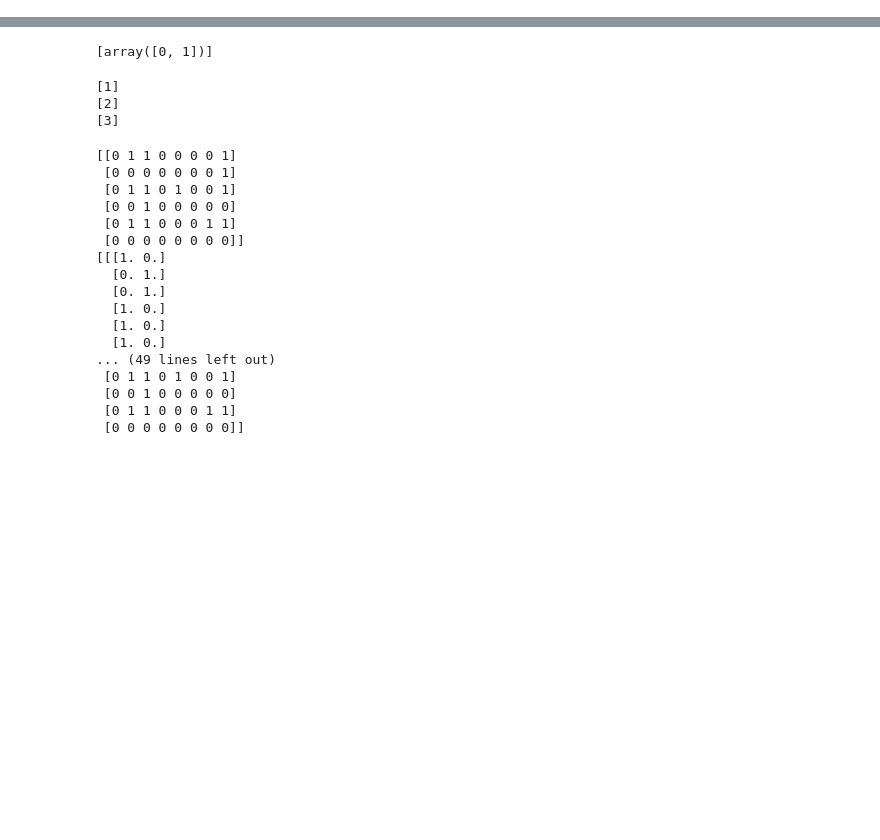
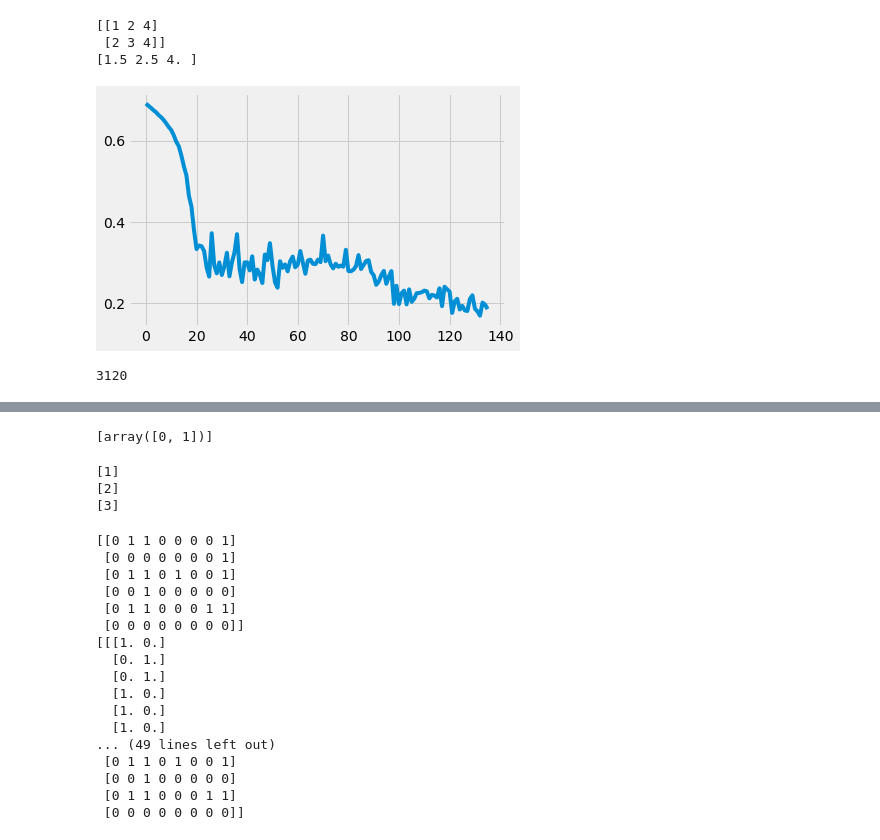
Before and after one commit to ashusao/Demand, a Jupyter notebook: NN.ipynb, the cells around one changed output, grey strips where cells are left out. Drawn from its saved outputs; the diff is of its cells as text; code cells hidden in the pictures; blank space fills up the shorter version.

```diff
--- a/NN.ipynb
+++ b/NN.ipynb
@@ -20,0 +55,37 @@ from sklearn.preprocessing import OneHotEncoder
+# %%
+l = list()
+a = [1, 2, 4]
+b = [2, 3, 4]
+l.append(a)
+l.append(b)
+l = np.array(l)
+print(l)
+print(np.mean(l, axis=0))
+# %% [output]
+[[1 2 4]
+ [2 3 4]]
+[1.5 2.5 4. ]
+# %%
+f_name = '/home/ashu/PycharmProjects/Main_Code/loss/baseline'
+with open(os.path.join(f_name, 'baseline_7.pkl'), 'rb') as f:
+    loss = pickle.load(f)
+
+fig, ax = plt.subplots()
+# this locator puts ticks at regular intervals
+loc = ticker.MultipleLocator(base=0.2)
+ax.yaxis.set_major_locator(loc)
+ax.plot(loss)
+plt.show()
+# %% [output]
+[figure, added]
+# %%
+loss_dir = '/home/ashu/PycharmProjects/Main_Code/loss/seq2seq'
+ip_horizon = [i for i in range(1,8)]
+loss = list()
+
+for i in ip_horizon:
+    name = 'seq2seq_' + str(i) + '.pkl'
+    with open(os.path.join(loss_dir, name), 'rb') as f:
+        loss.append(pickle.load(f))
+# %% [output]
+3120
```
Also changed, not shown: parts of 9 cells of this notebook, 6 other files.
